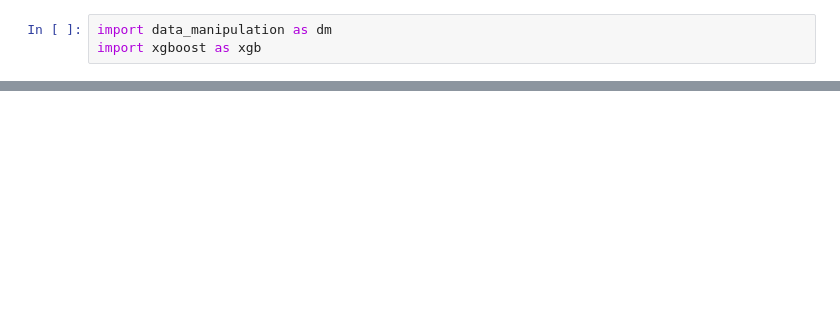
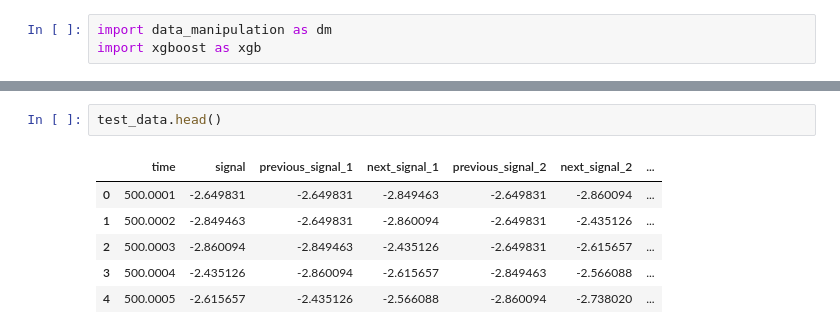
Before and after one commit to Quarint/liverpool-ion-switching, a Jupyter notebook: scripts/XGBoost-Sagemaker.ipynb, the cells around one changed output, grey strips where cells are left out. Saved outputs shown, nothing was run; the diff lists cells and outputs as text; blank space fills up the shorter version.

```diff
--- a/scripts/XGBoost-Sagemaker.ipynb
+++ b/scripts/XGBoost-Sagemaker.ipynb
@@ -32,0 +64,9 @@ train_path = f's3
+# %%
+test_data.head()
+# %% [output]
+|  | time | signal | previous_signal_1 | next_signal_1 | previous_signal_2 | next_signal_2 | ... |
+| 0 | 500.0001 | -2.649831 | -2.649831 | -2.849463 | -2.649831 | -2.860094 | ... |
+| 1 | 500.0002 | -2.849463 | -2.649831 | -2.860094 | -2.649831 | -2.435126 | ... |
+| 2 | 500.0003 | -2.860094 | -2.849463 | -2.435126 | -2.649831 | -2.615657 | ... |
+| 3 | 500.0004 | -2.435126 | -2.860094 | -2.615657 | -2.849463 | -2.566088 | ... |
+| 4 | 500.0005 | -2.615657 | -2.435126 | -2.566088 | -2.860094 | -2.738020 | ... |
```
Also changed, not shown: parts of 16 cells of this notebook.
